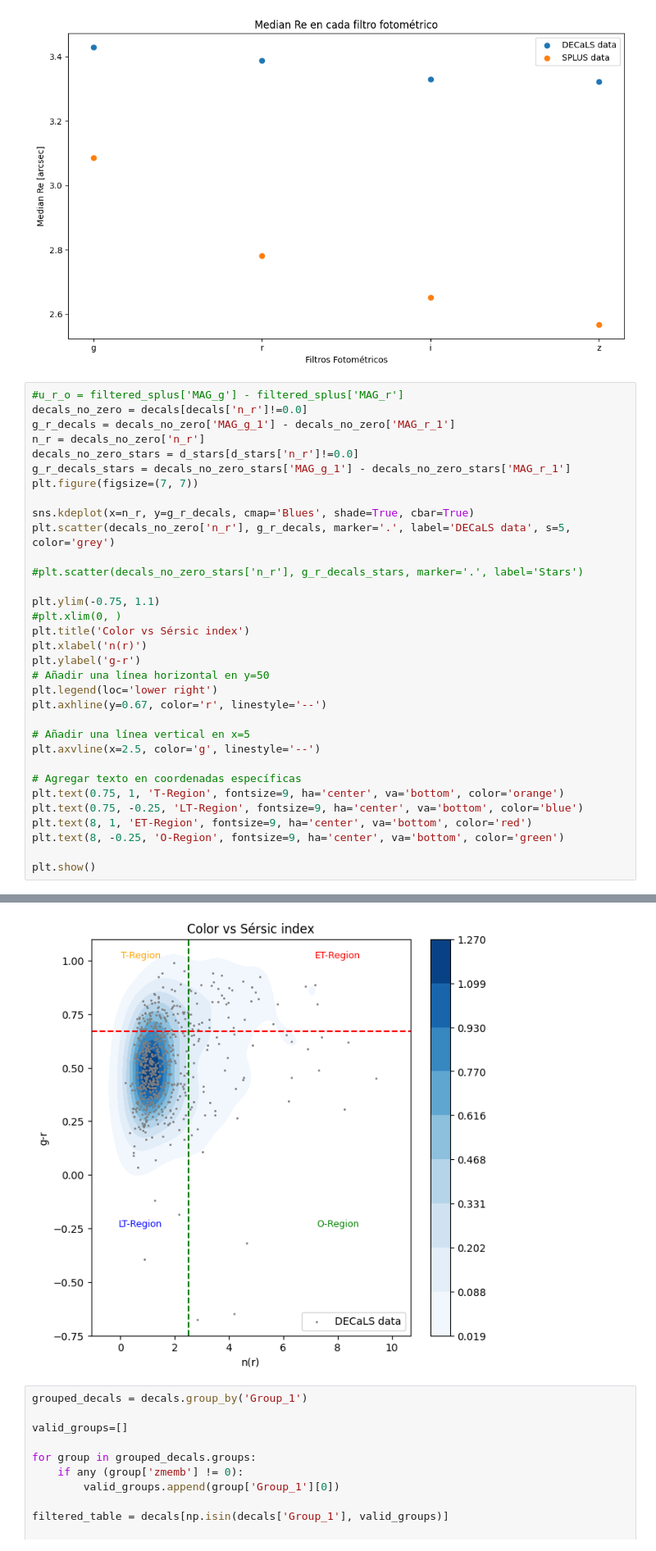
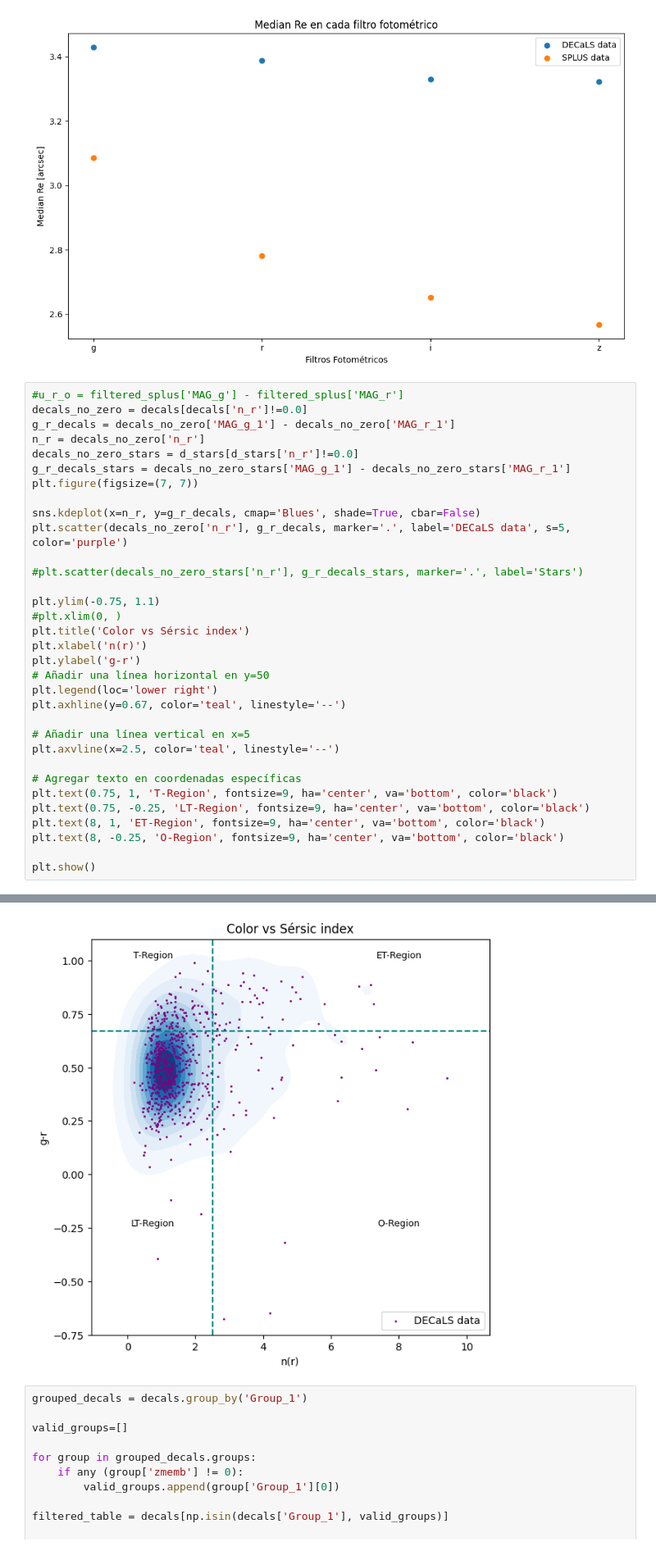
Before and after one commit to Siortiz/MorphoLS, a Jupyter notebook: Analysis/DECALS_plots.ipynb, the cells around one changed output, grey strips where cells are left out. Shown at 82% size. Drawn from its saved outputs; the diff is of its cells as text.

```diff
--- a/Analysis/DECALS_plots.ipynb
+++ b/Analysis/DECALS_plots.ipynb
@@ -220,8 +237,8 @@ decals_no_zero_stars = d_stars[d_stars['n_r']!=0.0]
 g_r_decals_stars = decals_no_zero_stars['MAG_g_1'] - decals_no_zero_stars['MAG_r_1']
 plt.figure(figsize=(7, 7))
 
-sns.kdeplot(x=n_r, y=g_r_decals, cmap='Blues', shade=True, cbar=True)
-plt.scatter(decals_no_zero['n_r'], g_r_decals, marker='.', label='DECaLS data', s=5, color='grey')
+sns.kdeplot(x=n_r, y=g_r_decals, cmap='Blues', shade=True, cbar=False)
+plt.scatter(decals_no_zero['n_r'], g_r_decals, marker='.', label='DECaLS data', s=5, color='purple')
 
 #plt.scatter(decals_no_zero_stars['n_r'], g_r_decals_stars, marker='.', label='Stars')
 
@@ -232,16 +249,16 @@ plt.xlabel('n(r)')
 plt.ylabel('g-r')
 # Añadir una línea horizontal en y=50
 plt.legend(loc='lower right')
-plt.axhline(y=0.67, color='r', linestyle='--')
+plt.axhline(y=0.67, color='teal', linestyle='--')
 
 # Añadir una línea vertical en x=5
-plt.axvline(x=2.5, color='g', linestyle='--')
+plt.axvline(x=2.5, color='teal', linestyle='--')
 
 # Agregar texto en coordenadas específicas
-plt.text(0.75, 1, 'T-Region', fontsize=9, ha='center', va='bottom', color='orange')
-plt.text(0.75, -0.25, 'LT-Region', fontsize=9, ha='center', va='bottom', color='blue')
-plt.text(8, 1, 'ET-Region', fontsize=9, ha='center', va='bottom', color='red')
-plt.text(8, -0.25, 'O-Region', fontsize=9, ha='center', va='bottom', color='green')
+plt.text(0.75, 1, 'T-Region', fontsize=9, ha='center', va='bottom', color='black')
+plt.text(0.75, -0.25, 'LT-Region', fontsize=9, ha='center', va='bottom', color='black')
+plt.text(8, 1, 'ET-Region', fontsize=9, ha='center', va='bottom', color='black')
+plt.text(8, -0.25, 'O-Region', fontsize=9, ha='center', va='bottom', color='black')
 
 plt.show()
 # %% [output]
@@ -252,4 +269,4 @@ This will become an error in seaborn v0.14.0; please update your code.
-[figure, old version]
+[figure, new version]
 # %%
 grouped_decals = decals.group_by('Group_1')
 
```
Also changed, not shown: parts of 4 cells of this notebook, 5 other files.
